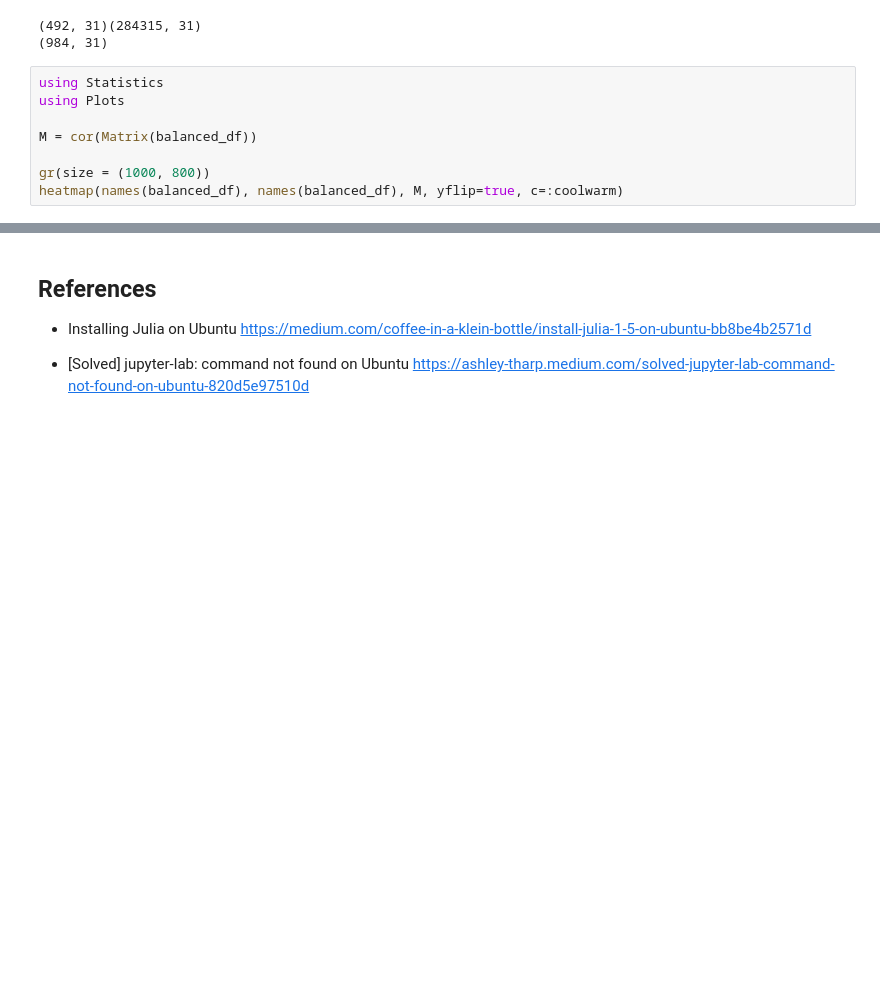
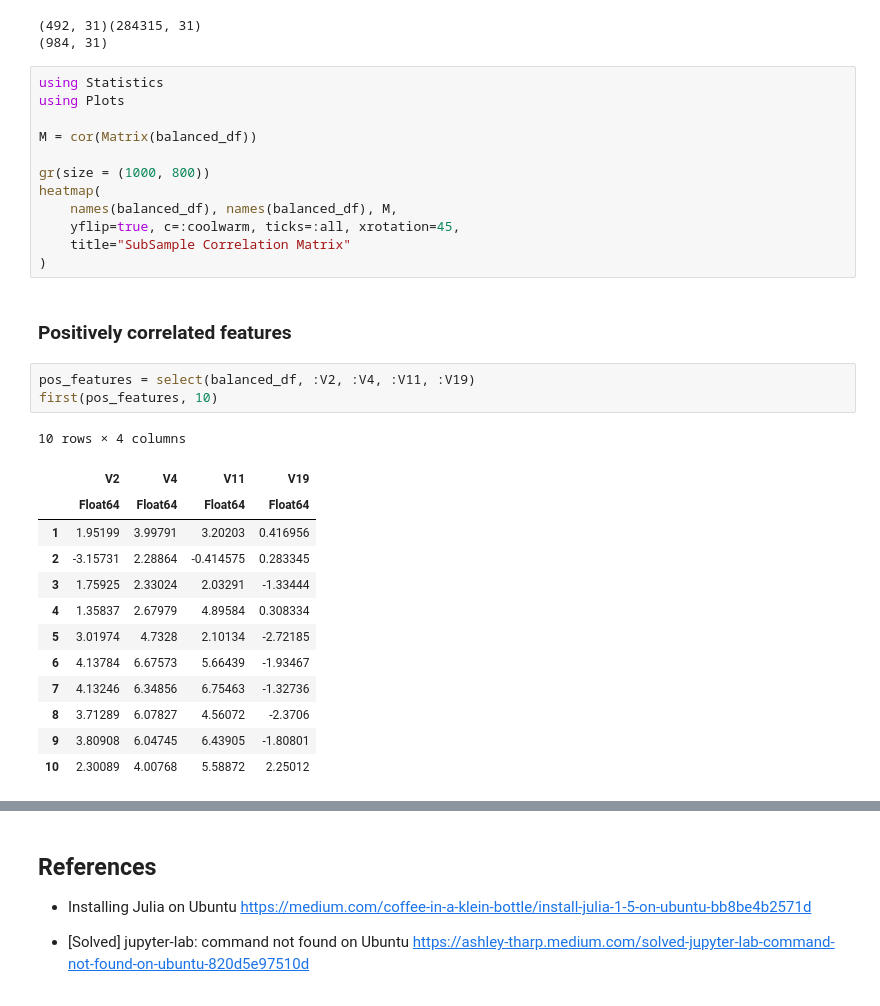
Before and after one commit to Shenghao1993/shenghao-blogs-work, a Jupyter notebook: julia-traditional-ml/Credit Card Fraud Detection - Julia.ipynb, the cells around one changed output, grey strips where cells are left out. Drawn from its saved outputs; the diff is of its cells as text; blank space fills up the shorter version.

```diff
--- a/julia-traditional-ml/Credit Card Fraud Detection - Julia.ipynb
+++ b/julia-traditional-ml/Credit Card Fraud Detection - Julia.ipynb
@@ -132,4 +134,27 @@ using Plots
 M = cor(Matrix(balanced_df))
 
 gr(size = (1000, 800))
-heatmap(names(balanced_df), names(balanced_df), M, yflip=true, c=:coolwarm)
+heatmap(
+    names(balanced_df), names(balanced_df), M,
+    yflip=true, c=:coolwarm, ticks=:all, xrotation=45,
+    title="SubSample Correlation Matrix"
+)
+# %% [markdown]
+### Positively correlated features
+# %%
+pos_features = select(balanced_df, :V2, :V4, :V11, :V19)
+first(pos_features, 10)
+# %% [output]
+10 rows × 4 columns
+|  | V2 | V4 | V11 | V19 |
+|  | Float64 | Float64 | Float64 | Float64 |
+| 1 | 1.95199 | 3.99791 | 3.20203 | 0.416956 |
+| 2 | -3.15731 | 2.28864 | -0.414575 | 0.283345 |
+| 3 | 1.75925 | 2.33024 | 2.03291 | -1.33444 |
+| 4 | 1.35837 | 2.67979 | 4.89584 | 0.308334 |
+| 5 | 3.01974 | 4.7328 | 2.10134 | -2.72185 |
+| 6 | 4.13784 | 6.67573 | 5.66439 | -1.93467 |
+| 7 | 4.13246 | 6.34856 | 6.75463 | -1.32736 |
+| 8 | 3.71289 | 6.07827 | 4.56072 | -2.3706 |
+| 9 | 3.80908 | 6.04745 | 6.43905 | -1.80801 |
+| 10 | 2.30089 | 4.00768 | 5.58872 | 2.25012 |
```
Also changed, not shown: parts of 5 cells of this notebook.
